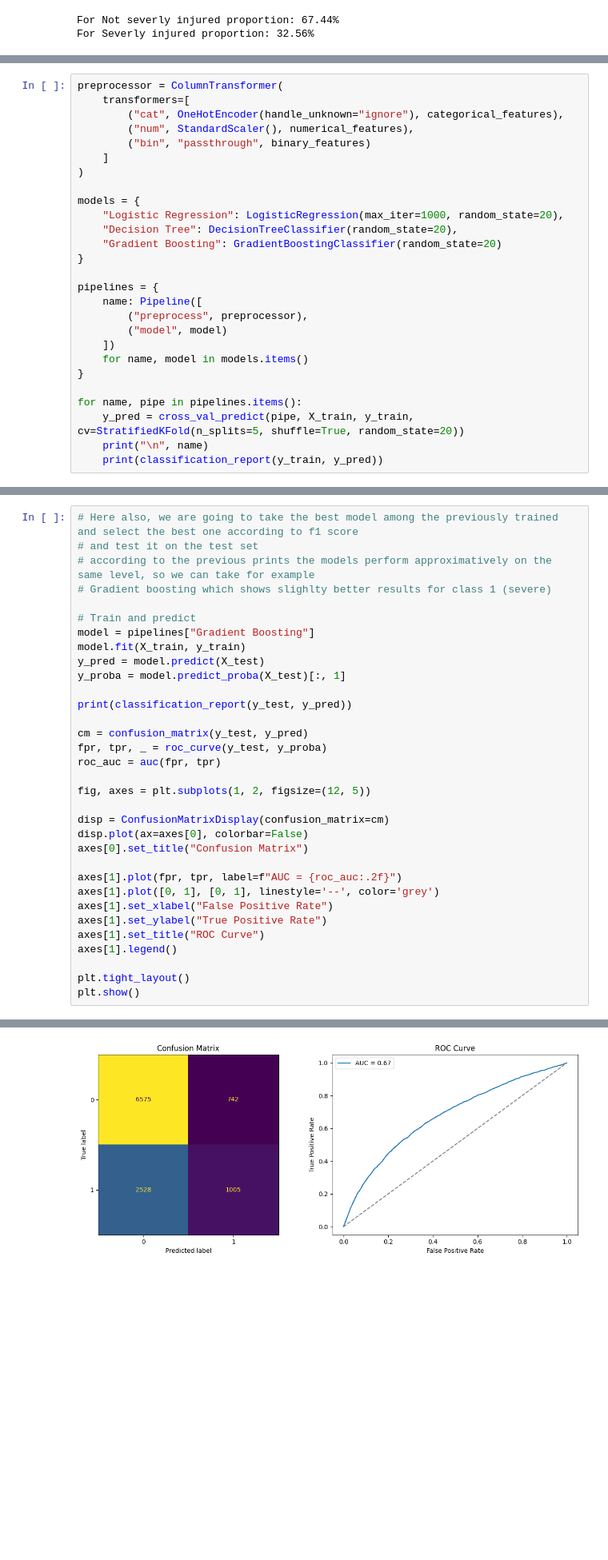
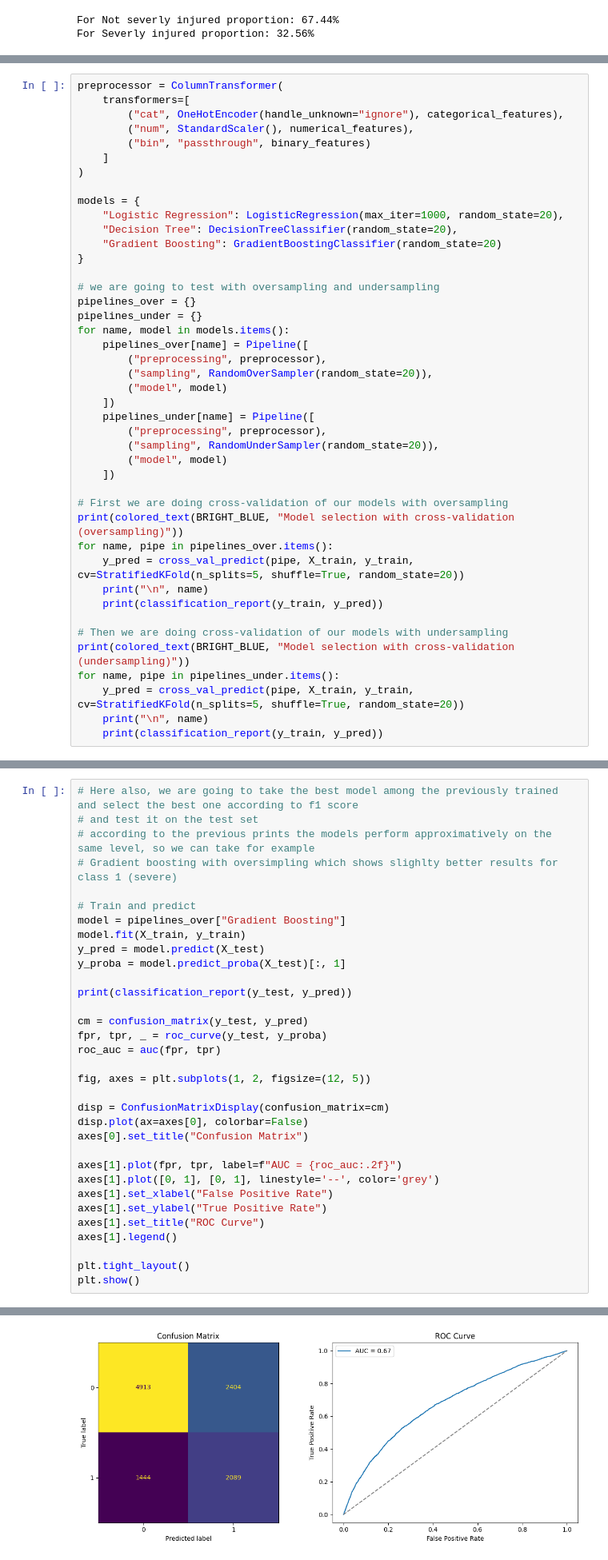
Before and after one commit to KaterinaGalkina/RoadAccidentSeverityPrediction, a Jupyter notebook: usagers.ipynb, the cells around one changed output, grey strips where cells are left out. Shown at 80% size. Saved outputs shown, nothing was run; the diff lists cells and outputs as text; blank space fills up the shorter version.

```diff
--- a/usagers.ipynb
+++ b/usagers.ipynb
@@ -746,16 +746,32 @@ models = {
     "Gradient Boosting": GradientBoostingClassifier(random_state=20)
 }
 
-pipelines = {
-    name: Pipeline([
-        ("preprocess", preprocessor),
+# we are going to test with oversampling and undersampling
+pipelines_over = {}
+pipelines_under = {}
+for name, model in models.items():
+    pipelines_over[name] = Pipeline([
+        ("preprocessing", preprocessor),
+        ("sampling", RandomOverSampler(random_state=20)),
         ("model", model)
     ])
-    for name, model in models.items()
-}
+    pipelines_under[name] = Pipeline([
+        ("preprocessing", preprocessor),
+        ("sampling", RandomUnderSampler(random_state=20)),
+        ("model", model)
+    ])
 
-for name, pipe in pipelines.items():
+# First we are doing cross-validation of our models with oversampling
+print(colored_text(BRIGHT_BLUE, "Model selection with cross-validation (oversampling)"))
+for name, pipe in pipelines_over.items():
     y_pred = cross_val_predict(pipe, X_train, y_train, cv=StratifiedKFold(n_splits=5, shuffle=True, random_state=20))
     print("\n", name)
     print(classification_report(y_train, y_pred))
+
+# Then we are doing cross-validation of our models with undersampling
+print(colored_text(BRIGHT_BLUE, "Model selection with cross-validation (undersampling)"))
+for name, pipe in pipelines_under.items():
+    y_pred = cross_val_predict(pipe, X_train, y_train, cv=StratifiedKFold(n_splits=5, shuffle=True, random_state=20))
+    print("\n", name)
+    print(classification_report(y_train, y_pred))
 # %% [output]
@@ -780,10 +796,10 @@ weighted avg       0.67      0.70      0.66     43399
 # Here also, we are going to take the best model among the previously trained and select the best one according to f1 score
 # and test it on the test set
 # according to the previous prints the models perform approximatively on the same level, so we can take for example
-# Gradient boosting which shows slighlty better results for class 1 (severe)
+# Gradient boosting with oversimpling which shows slighlty better results for class 1 (severe)
 
 # Train and predict
-model = pipelines["Gradient Boosting"]
+model = pipelines_over["Gradient Boosting"]
 model.fit(X_train, y_train)
 y_pred = model.predict(X_test)
 y_proba = model.predict_proba(X_test)[:, 1]
@@ -821,4 +837,4 @@ weighted avg       0.67      0.70      0.66     10850
-[figure, old version]
+[figure, new version]
 # %%
 # Finally we are going to save the dataset cleaned
 df_usagers.to_csv("df_usagers_clean.csv", index=False)
```
Also changed, not shown: parts of 2 cells of this notebook.
